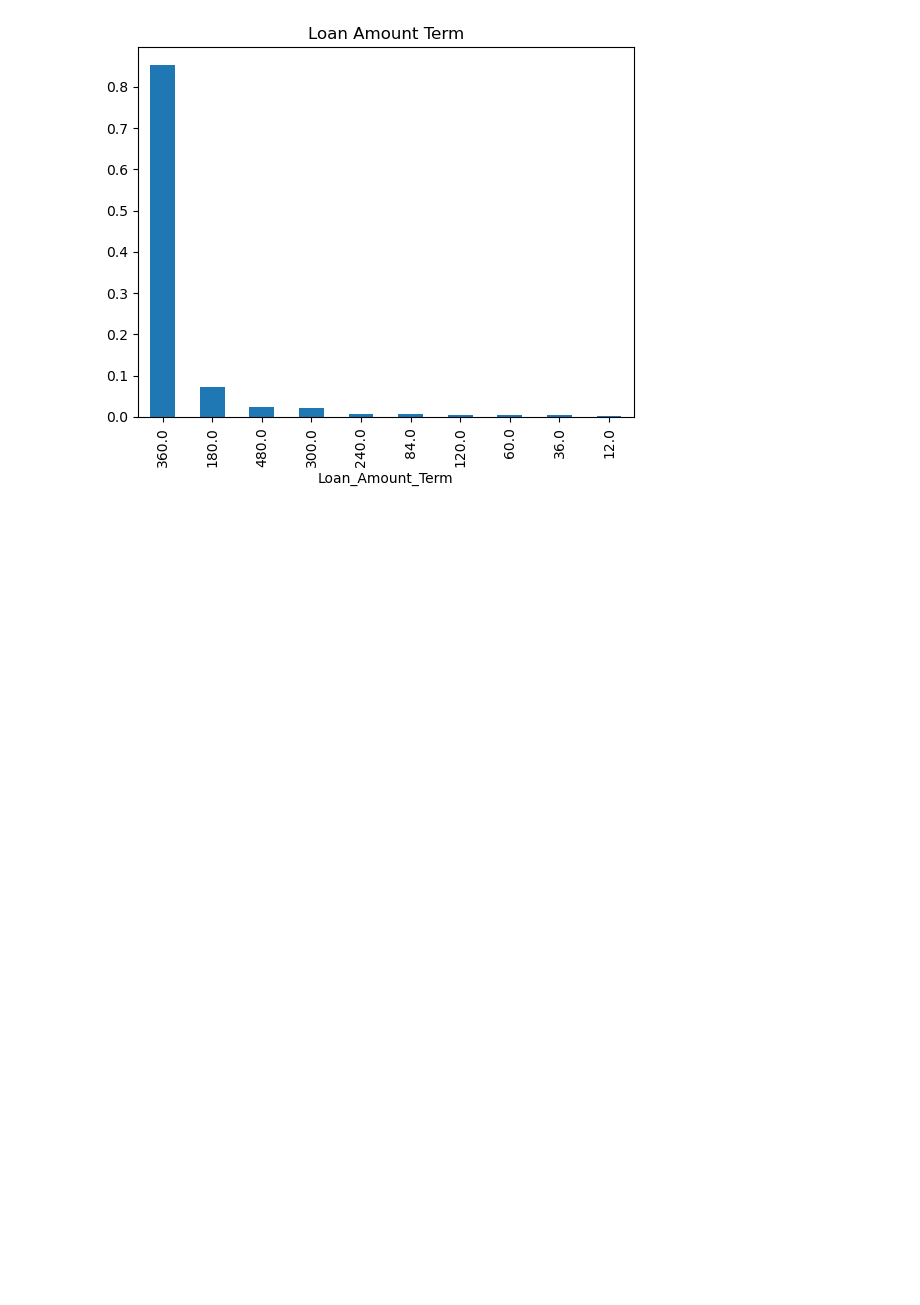
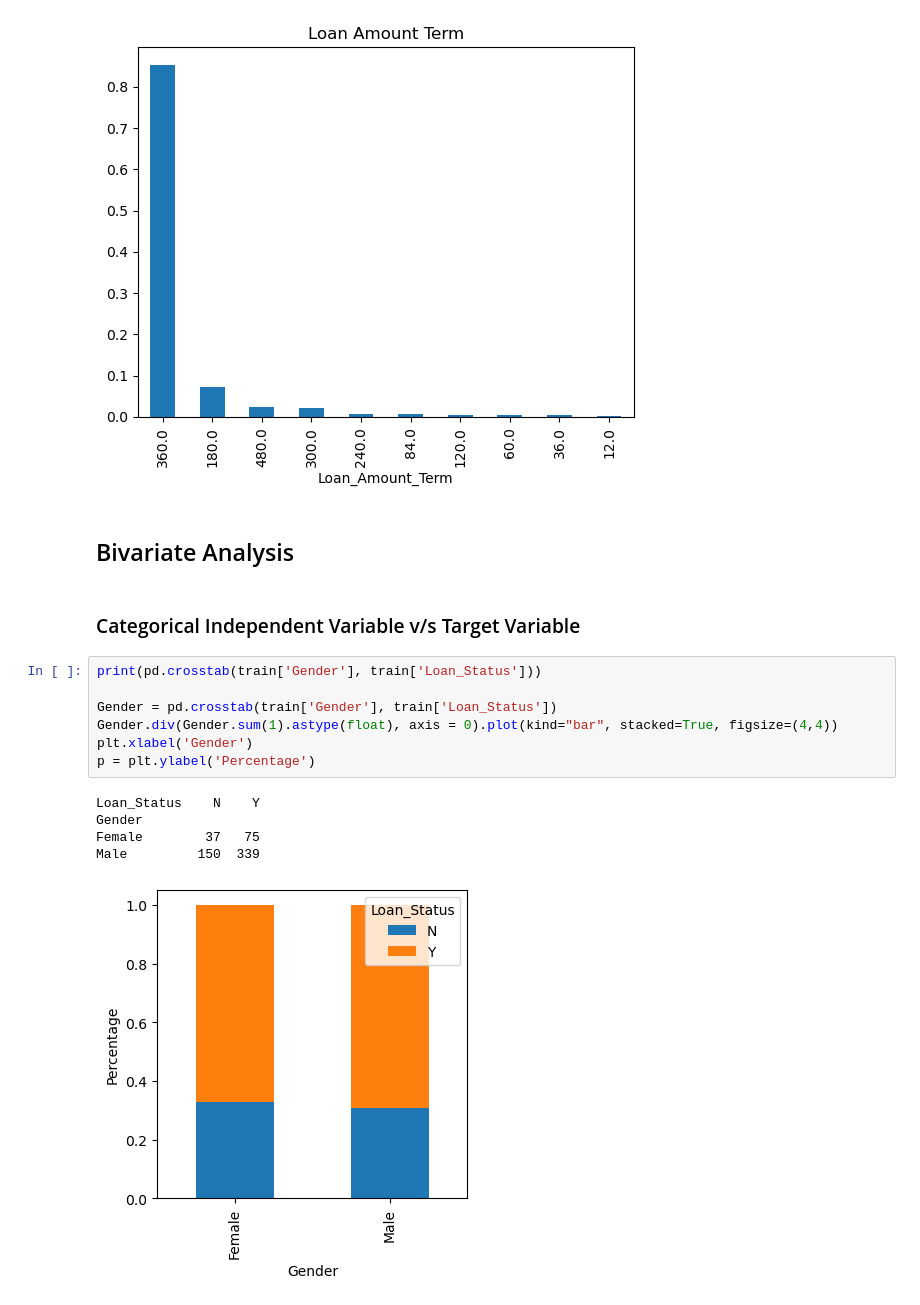
Before and after one commit to akhnasj/predictive-modelling-for-loan-approval, a Jupyter notebook: PMLA.ipynb, the cells around one changed output. Cells and saved outputs as stored; diff of their text form; blank space fills up the shorter version.

Commit message:
Bivariate Analysis

```diff
--- a/PMLA.ipynb
+++ b/PMLA.ipynb
@@ -288,3 +288,20 @@ train['Loan_Amount_Term'].value_counts(normalize = True).plot.bar(title = 'Loan
 # %% [output]
 <Axes: title={'center': 'Loan Amount Term'}, xlabel='Loan_Amount_Term'>
 [figure]
+# %% [markdown]
+## Bivariate Analysis
+# %% [markdown]
+### Categorical Independent Variable v/s Target Variable
+# %%
+print(pd.crosstab(train['Gender'], train['Loan_Status']))
+
+Gender = pd.crosstab(train['Gender'], train['Loan_Status'])
+Gender.div(Gender.sum(1).astype(float), axis = 0).plot(kind="bar", stacked=True, figsize=(4,4))
+plt.xlabel('Gender')
+p = plt.ylabel('Percentage')
+# %% [output]
+Loan_Status    N    Y
+Gender
+Female        37   75
+Male         150  339
+[figure, added]
```
Also changed, not shown: parts of 5 cells of this notebook.
